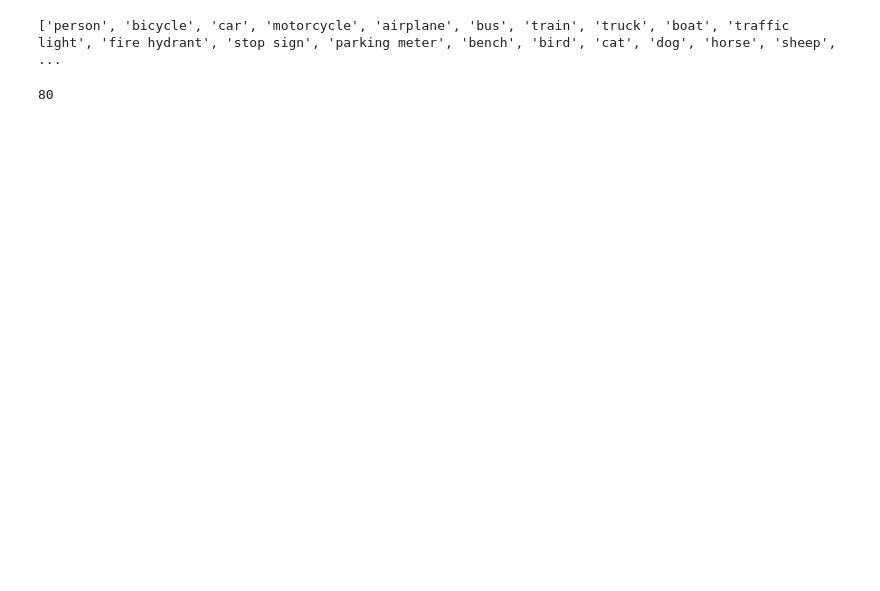
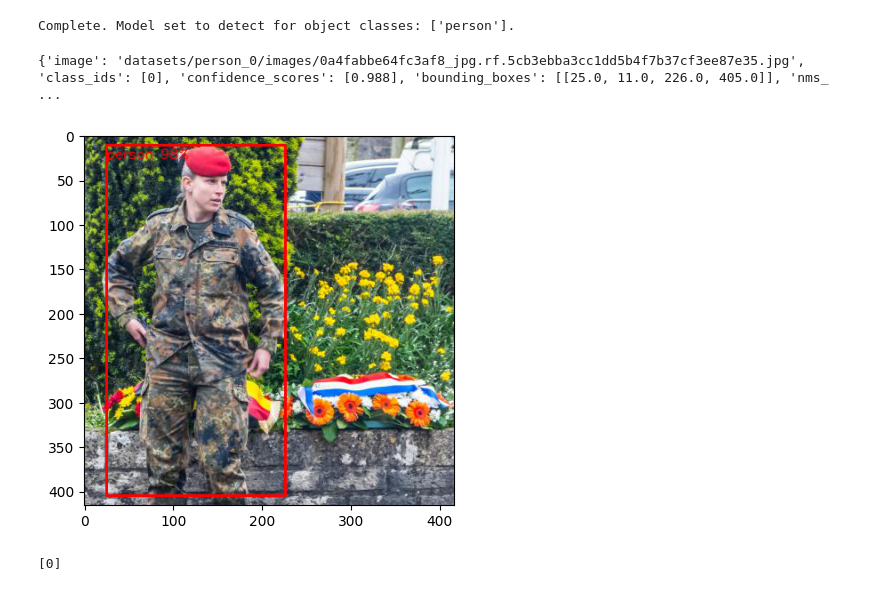
Before and after one commit to lucriver/comp_viz, a Jupyter notebook: testing.ipynb, the cells around one changed output. Drawn from its saved outputs; the diff is of its cells as text; code cells hidden in the pictures; blank space fills up the shorter version.

```diff
--- a/testing.ipynb
+++ b/testing.ipynb
@@ -116,8 +0,0 @@ gluoncv.utils.viz.plot_bbox(img,numpy.array(prediction[2]),numpy.array(predictio
-# %%
-print(yolo.get_classes())
-# %% [output]
-['person', 'bicycle', 'car', 'motorcycle', 'airplane', 'bus', 'train', 'truck', 'boat', 'traffic light', 'fire hydrant', 'stop sign', 'parking meter', 'bench', 'bird', 'cat', 'dog', 'horse', 'sheep',  ...
-# %%
-print(len(yolo.get_classes()))
-# %% [output]
-80
@@ -126,0 +1,13 @@ if "tree" in yolo.get_classes():
+# %%
+import comp_viz
+import gluoncv
+import mxnet
+import numpy
+import matplotlib
+files = {0: ('datasets/person_0/images/0a4fabbe64fc3af8_jpg.rf.5cb3ebba3cc1dd5b4f7b37cf3ee87e35.jpg',"datasets/person_0/labelTxt/0a4fabbe64fc3af8_jpg.rf.5cb3ebba3cc1dd5b4f7b37cf3ee87e35.txt")}
+network = comp_viz.utils.ObjectDetection.get_networks()[3]
+model = comp_viz.object_detection.Model(network)
+model.set_classes(['person'])
+img = comp_viz.utils.Tools.get_mxnet_image(files[0][0])
+# %% [output]
+Complete. Model set to detect for object classes: ['person'].
@@ -126,0 +25,10 @@ if "tree" in yolo.get_classes():
+# %%
+model.show_image_prediction(files[0][0])
+# %% [output]
+{'image': 'datasets/person_0/images/0a4fabbe64fc3af8_jpg.rf.5cb3ebba3cc1dd5b4f7b37cf3ee87e35.jpg', 'class_ids': [0], 'confidence_scores': [0.988], 'bounding_boxes': [[25.0, 11.0, 226.0, 405.0]], 'nms_ ...
+[figure, added]
+# %%
+l = [val for val in pred["class_map"].keys()]
+print(l)
+# %% [output]
+[0]
```
Also changed, not shown: parts of 16 cells of this notebook, 2 other files.
